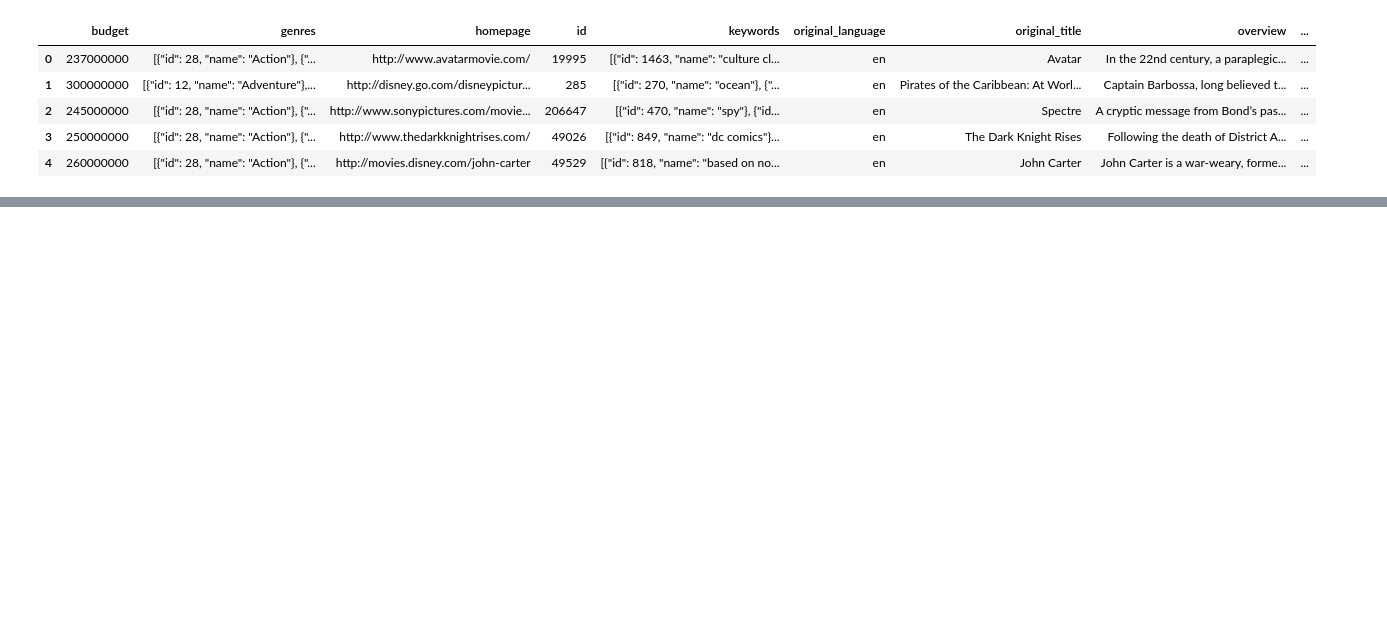
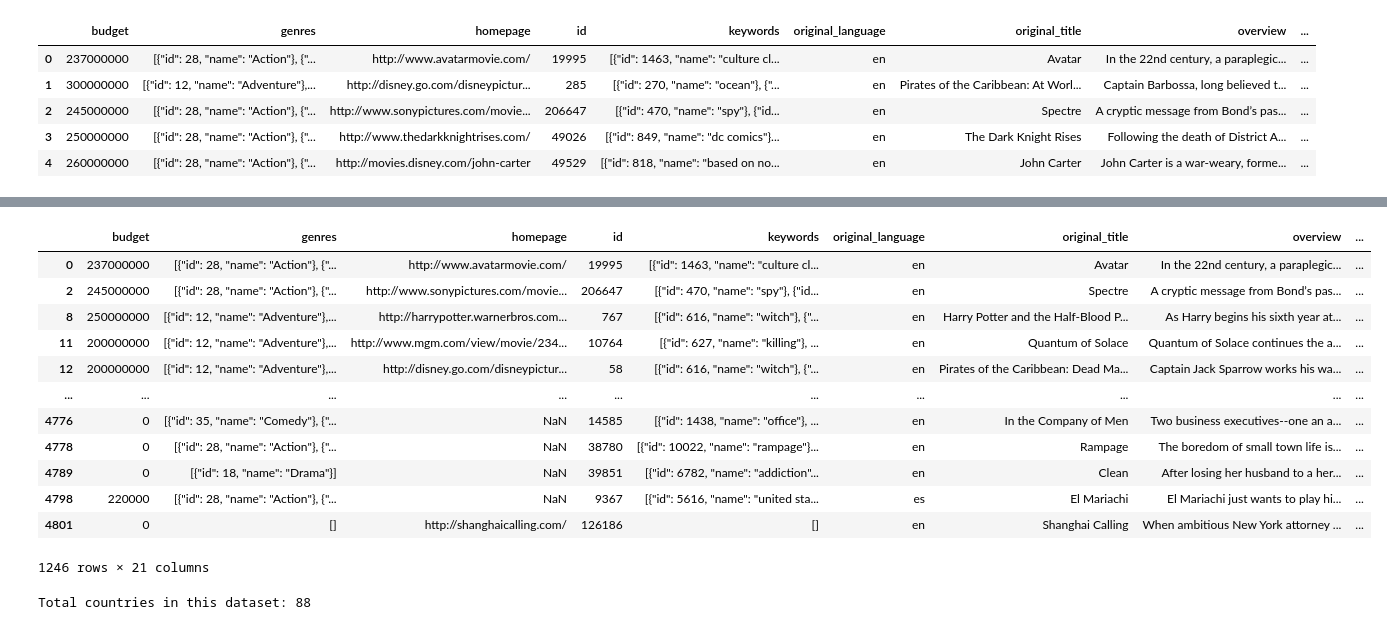
Before and after one commit to tailtq/ml-learning, a Jupyter notebook: ml-08/02_analytic_report.ipynb, the cells around one changed output, grey strips where cells are left out. Saved outputs shown, nothing was run; the diff lists cells and outputs as text; code cells hidden in the pictures; blank space fills up the shorter version.

```diff
--- a/ml-08/02_analytic_report.ipynb
+++ b/ml-08/02_analytic_report.ipynb
@@ -108,0 +66,29 @@ vote_count          : 0
+# %%
+df_movies["country"] = df_movies["production_countries"].apply(lambda x: [country["iso_3166_1"] for country in json.loads(x)])
+# %%
+df_movies[df_movies["country"].str.len() > 1]
+# %% [output]
+|  | budget | genres | homepage | id | keywords | original_language | original_title | overview | ... |
+| 0 | 237000000 | [{"id": 28, "name": "Action"}, {"... | http://www.avatarmovie.com/ | 19995 | [{"id": 1463, "name": "culture cl... | en | Avatar | In the 22nd century, a paraplegic... | ... |
+| 2 | 245000000 | [{"id": 28, "name": "Action"}, {"... | http://www.sonypictures.com/movie... | 206647 | [{"id": 470, "name": "spy"}, {"id... | en | Spectre | A cryptic message from Bond’s pas... | ... |
+| 8 | 250000000 | [{"id": 12, "name": "Adventure"},... | http://harrypotter.warnerbros.com... | 767 | [{"id": 616, "name": "witch"}, {"... | en | Harry Potter and the Half-Blood P... | As Harry begins his sixth year at... | ... |
+| 11 | 200000000 | [{"id": 12, "name": "Adventure"},... | http://www.mgm.com/view/movie/234... | 10764 | [{"id": 627, "name": "killing"}, ... | en | Quantum of Solace | Quantum of Solace continues the a... | ... |
+| 12 | 200000000 | [{"id": 12, "name": "Adventure"},... | http://disney.go.com/disneypictur... | 58 | [{"id": 616, "name": "witch"}, {"... | en | Pirates of the Caribbean: Dead Ma... | Captain Jack Sparrow works his wa... | ... |
+| ... | ... | ... | ... | ... | ... | ... | ... | ... | ... |
+| 4776 | 0 | [{"id": 35, "name": "Comedy"}, {"... | NaN | 14585 | [{"id": 1438, "name": "office"}, ... | en | In the Company of Men | Two business executives--one an a... | ... |
+| 4778 | 0 | [{"id": 28, "name": "Action"}, {"... | NaN | 38780 | [{"id": 10022, "name": "rampage"}... | en | Rampage | The boredom of small town life is... | ... |
+| 4789 | 0 | [{"id": 18, "name": "Drama"}] | NaN | 39851 | [{"id": 6782, "name": "addiction"... | en | Clean | After losing her husband to a her... | ... |
+| 4798 | 220000 | [{"id": 28, "name": "Action"}, {"... | NaN | 9367 | [{"id": 5616, "name": "united sta... | es | El Mariachi | El Mariachi just wants to play hi... | ... |
+| 4801 | 0 | [] | http://shanghaicalling.com/ | 126186 | [] | en | Shanghai Calling | When ambitious New York attorney ... | ... |
+1246 rows × 21 columns
+# %%
+total_countries = []
+
+for countries in df_movies["country"]:
+    for country in countries:
+        if country not in total_countries:
+            total_countries.append(country)
+
+print(f"Total countries in this dataset: {len(total_countries)}")
+# %% [output]
+Total countries in this dataset: 88
```
Also changed, not shown: parts of 9 cells of this notebook, 1 other file.
